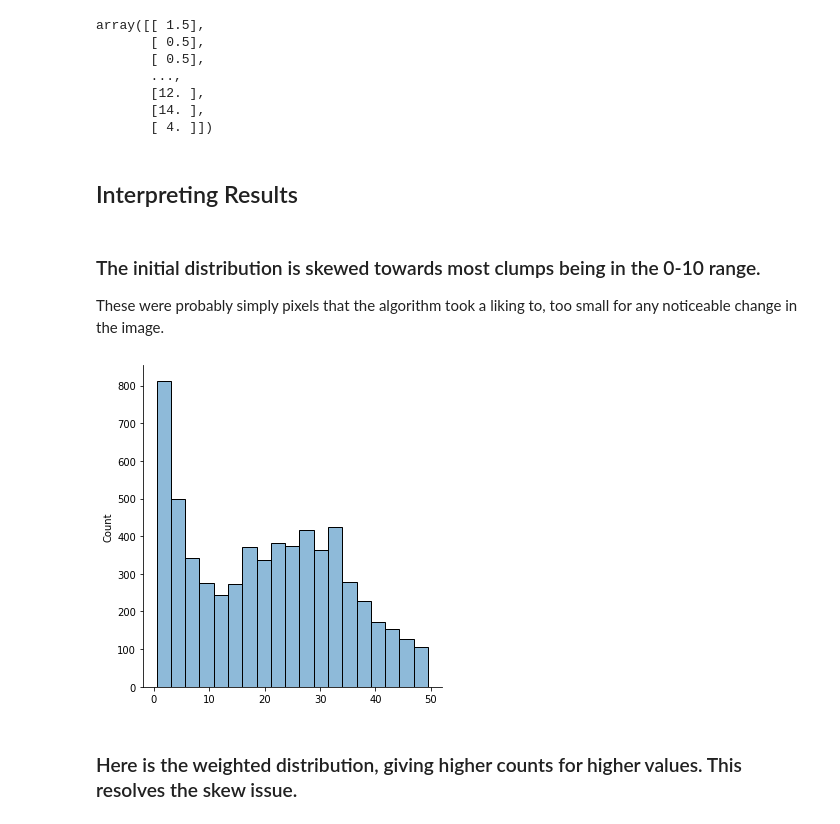
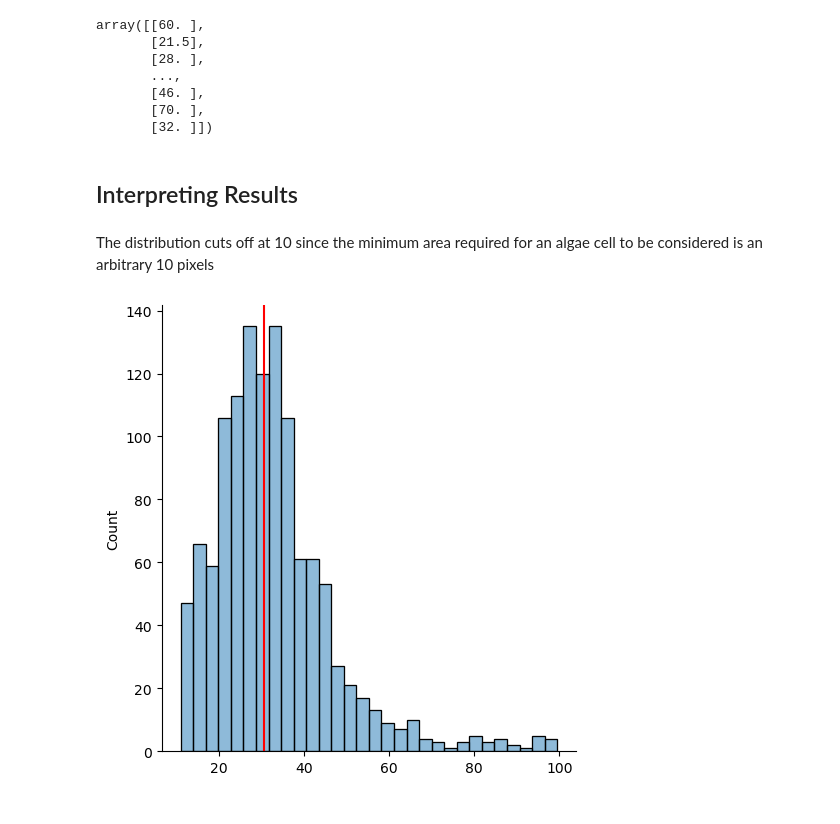
Before and after one commit to tachophobia/AlgaeCellCounting, a Jupyter notebook: cell analysis.ipynb, the cells around one changed output. Cells and saved outputs as stored; diff of their text form; code cells hidden in the pictures.

Commit message:
fixed detection
recalculated for misdetected edges and collected data on mean cell size

```diff
--- a/cell analysis.ipynb
+++ b/cell analysis.ipynb
@@ -4,25 +4,24 @@ import seaborn as sns
 import numpy as np
 import matplotlib.pyplot as plt
 # %%
-clump_sizes = pd.read_csv('data.csv').values
+clump_sizes = pd.read_csv('1tr.csv').values
 clump_sizes
 # %% [output]
-array([[ 1.5],
-       [ 0.5],
-       [ 0.5],
+array([[60. ],
+       [21.5],
+       [28. ],
        ...,
-       [12. ],
-       [14. ],
-       [ 4. ]])
+       [46. ],
+       [70. ],
+       [32. ]])
 # %% [markdown]
 ## Interpreting Results
-# %% [markdown]
-### The initial distribution is skewed towards most clumps being in the 0-10 range.
-These were probably simply pixels that the algorithm took a liking to, too small for any noticeable change in the image.
+# %% [markdown]
+The distribution cuts off at 10 since the minimum area required for an algae cell to be considered is an arbitrary 10 pixels
 # %%
-sns.displot(clump_sizes, legend=False)
+import numpy as np
+sns.displot(clump_sizes, legend=False, bins=30)
+plt.axvline(np.median(clump_sizes), c='red')
 plt.show()
 # %% [output]
-[figure, old version]
+[figure, new version]
-# %% [markdown]
-### Here is the weighted distribution, giving higher counts for higher values. This resolves the skew issue.
```
Also changed, not shown: parts of 3 cells of this notebook, 12 other files.
